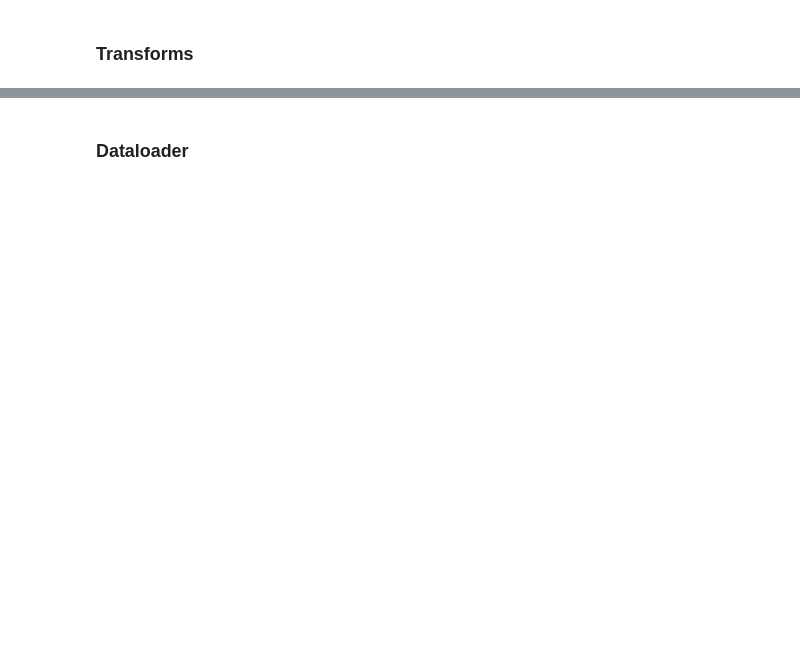
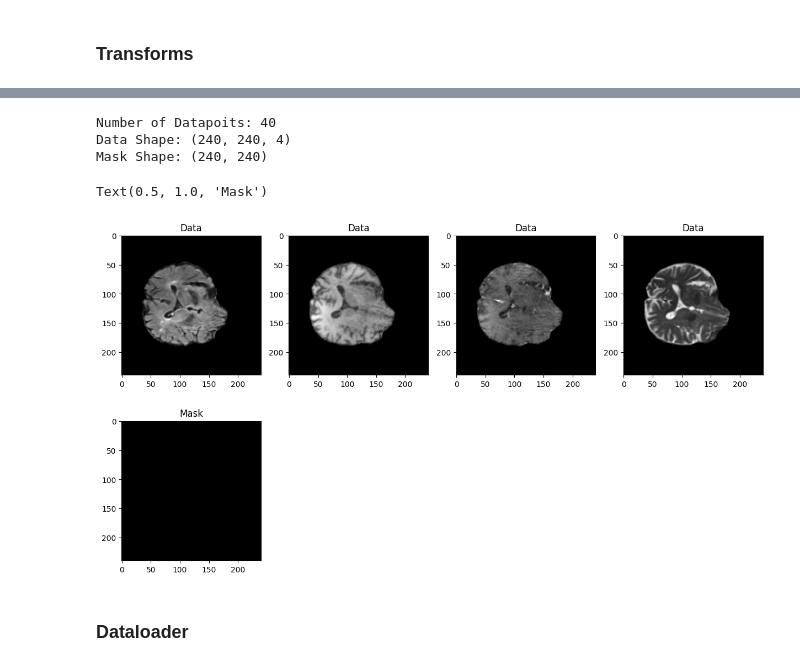
Before and after one commit to hakeematyab/Reliable-Explainable-Brain-Tumor-Segmentation, a Jupyter notebook: notebooks/DataProcessing.ipynb, the cells around one changed output, grey strips where cells are left out. Cells and saved outputs as stored; diff of their text form; code cells hidden in the pictures; blank space fills up the shorter version.

Commit message:
Added data augmentations

```diff
--- a/notebooks/DataProcessing.ipynb
+++ b/notebooks/DataProcessing.ipynb
@@ -158,2 +187,54 @@ Mask Shape: torch.Size([240, 240, 155])
+# %%
+transforms = {}
+spatial_transforms = alb.Compose([
+    alb.HorizontalFlip(p=0.3),
+    alb.Rotate(limit=5, p=0.3),
+    alb.RandomScale(scale_limit=0.08, p=0.3),
+    alb.ElasticTransform(alpha=1, sigma=2.5, p=0.2),
+    alb.Affine(scale=(0.95, 1.05), translate_percent=(0.02, 0.02), rotate=(-5, 5), p=0.3, fit_output=False),
+    alb.PadIfNeeded(min_height=240, min_width=240),
+    alb.Resize(240, 240)
+], additional_targets={"mask":"mask"})
+intensity_transforms = alb.Compose([
+    alb.RandomBrightnessContrast(brightness_limit=0.15, contrast_limit=0.15, p=0.4),
+    alb.GaussNoise(p=0.3),
+    alb.RandomGamma(gamma_limit=(98,102), p=0.3),
+    alb.MedianBlur(blur_limit=3, p=0.2),
+])
+transforms['spatial_transforms'] = spatial_transforms
+transforms['intensity_transforms'] = intensity_transforms
+# %%
+upper_bound=100
+lower_bound=60
+window_size = 3
+test_data = BrainTumorDataset(dataset_test,
+                             upper_bound=upper_bound,
+                             lower_bound=lower_bound,
+                             window_size = window_size,
+                             transforms=transforms)
+data, mask = test_data[0]
+print(f"Number of Datapoits: {len(data)}")
+print(f"Data Shape: {data[0].shape}")
+print(f"Mask Shape: {mask[0].shape}")
+# %% [output]
+Number of Datapoits: 40
+Data Shape: (240, 240, 4)
+Mask Shape: (240, 240)
+# %%
+idx = np.random.randint(upper_bound-lower_bound)
+
+plt.figure(figsize=(15,8))
+
+for i in range(data[idx].shape[-1]):
+    plt.subplot(2,4,i+1)
+    plt.imshow(data[idx][:,:,i], cmap="gray")
+    plt.title("Data")
+
+plt.subplot(2,4,i+2)
+plt.imshow(mask[idx], cmap="nipy_spectral")
+plt.title("Mask")
+# %% [output]
+Text(0.5, 1.0, 'Mask')
+[figure, added]
 # %% [markdown]
 ### Dataloader
```
Also changed, not shown: parts of 4 cells of this notebook.
